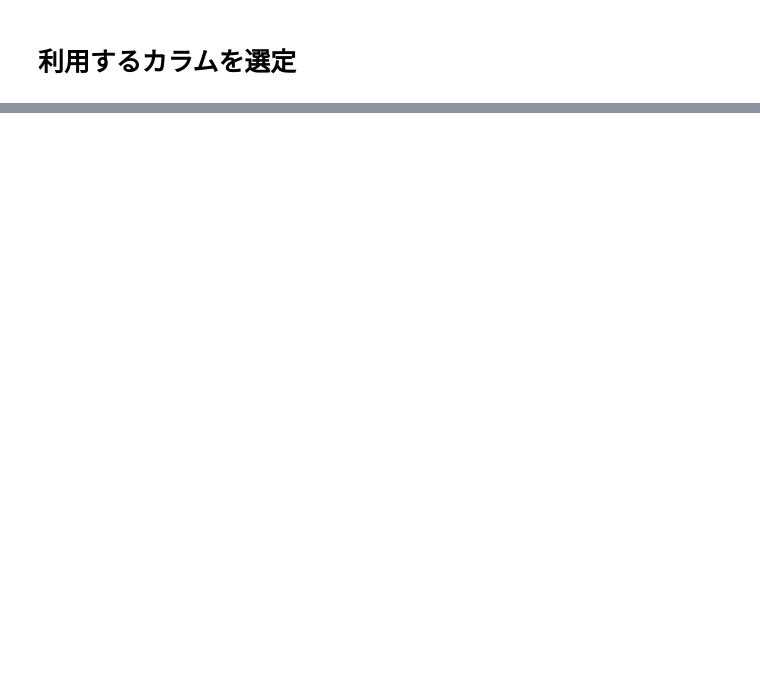
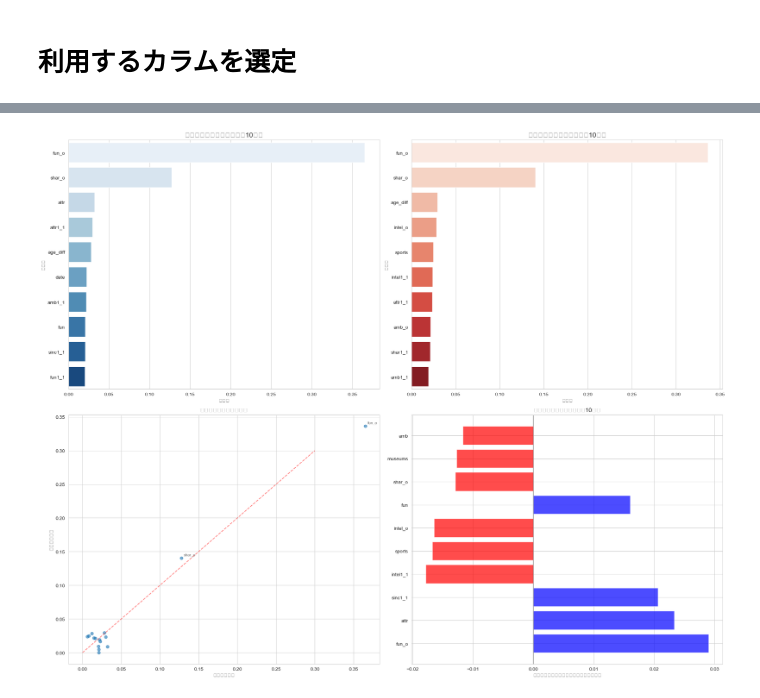
Before and after one commit to riku213/speed-dating-analysis, a Jupyter notebook: decision_tree.ipynb, the cells around one changed output, grey strips where cells are left out. Cells and saved outputs as stored; diff of their text form; code cells hidden in the pictures; blank space fills up the shorter version.

```diff
--- a/decision_tree.ipynb
+++ b/decision_tree.ipynb
@@ -391,0 +1226,75 @@ print("4. 予測精度から実用性を評価")
+# %%
+# 男女別の特徴量重要度比較
+print("\n" + "="*50)
+print("=== 男女別特徴量重要度の比較 ===")
+
+# 上位10個の特徴量を比較
+top_n = 10
+male_top = feature_importance_male.head(top_n)
+female_top = feature_importance_female.head(top_n)
+
+# 比較用データフレームを作成
+comparison_df = pd.DataFrame({
+    '特徴量': available_features,
+    '男性_重要度': clf_male.feature_importances_,
+    '女性_重要度': clf_female.feature_importances_
+})
+
+# 重要度の差を計算
+comparison_df['重要度差(男性-女性)'] = comparison_df['男性_重要度'] - comparison_df['女性_重要度']
+comparison_df = comparison_df.sort_values('男性_重要度', ascending=False)
+
+print("男女で重要度が大きく異なる特徴量:")
+diff_features = comparison_df.nlargest(5, '重要度差(男性-女性)')
+for _, row in diff_features.iterrows():
+    print(f"  {row['特徴量']:15s}: 男性={row['男性_重要度']:.4f}, 女性={row['女性_重要度']:.4f}, 差={row['重要度差(男性-女性)']:+.4f}")
+
+print("\n女性で特に重要度が高い特徴量:")
+female_dominant = comparison_df.nsmallest(5, '重要度差(男性-女性)')
+for _, row in female_dominant.iterrows():
+    print(f"  {row['特徴量']:15s}: 男性={row['男性_重要度']:.4f}, 女性={row['女性_重要度']:.4f}, 差={row['重要度差(男性-女性)']:+.4f}")
+
+# 特徴量重要度の比較可視化
+fig, axes = plt.subplots(2, 2, figsize=(20, 16))
+
+# 1. 男性の特徴量重要度
+sns.barplot(data=male_top, y='特徴量', x='重要度', palette='Blues', ax=axes[0,0])
+axes[0,0].set_title('男性：重要な特徴量（上位10個）', fontsize=14)
+axes[0,0].set_xlabel('重要度')
+
+# 2. 女性の特徴量重要度
+sns.barplot(data=female_top, y='特徴量', x='重要度', palette='Reds', ax=axes[0,1])
+axes[0,1].set_title('女性：重要な特徴量（上位10個）', fontsize=14)
+axes[0,1].set_xlabel('重要度')
+
+# 3. 男女の重要度比較（散布図）
+top_features_both = list(set(male_top['特徴量'].tolist() + female_top['特徴量'].tolist()))
+comparison_top = comparison_df[comparison_df['特徴量'].isin(top_features_both)]
+
+axes[1,0].scatter(comparison_top['男性_重要度'], comparison_top['女性_重要度'], alpha=0.6)
+axes[1,0].plot([0, 0.3], [0, 0.3], 'r--', alpha=0.5)  # 対角線
+axes[1,0].set_xlabel('男性の重要度')
+axes[1,0].set_ylabel('女性の重要度')
+axes[1,0].set_title('特徴量重要度の男女比較')
+
+# 重要な特徴量にラベルを追加
+for _, row in comparison_top.iterrows():
+    if row['男性_重要度'] > 0.05 or row['女性_重要度'] > 0.05:
+        axes[1,0].annotate(row['特徴量'],
+                          (row['男性_重要度'], row['女性_重要度']),
+                          xytext=(5, 5), textcoords='offset points',
+                          fontsize=8, alpha=0.7)
+
+# 4. 重要度差のバープロット
+top_diff = comparison_df.loc[comparison_df['重要度差(男性-女性)'].abs().nlargest(10).index].reset_index(drop=True)
+colors = ['blue' if x > 0 else 'red' for x in top_diff['重要度差(男性-女性)']]
+axes[1,1].barh(top_diff.index, top_diff['重要度差(男性-女性)'], color=colors, alpha=0.7)
+axes[1,1].set_yticks(top_diff.index)
+axes[1,1].set_yticklabels(top_diff['特徴量'].astype(str).values)
+axes[1,1].set_xlabel('重要度差（青：男性寄り、赤：女性寄り）')
+axes[1,1].set_title('男女間での重要度差（上位10個）')
+axes[1,1].axvline(x=0, color='black', linestyle='-', alpha=0.3)
+
+plt.tight_layout()
+plt.show()
+# %% [output]
@@ -391,0 +1333 @@ print("4. 予測精度から実用性を評価")
+[figure, added]
```
Also changed, not shown: parts of 35 cells of this notebook, 3 other files.
